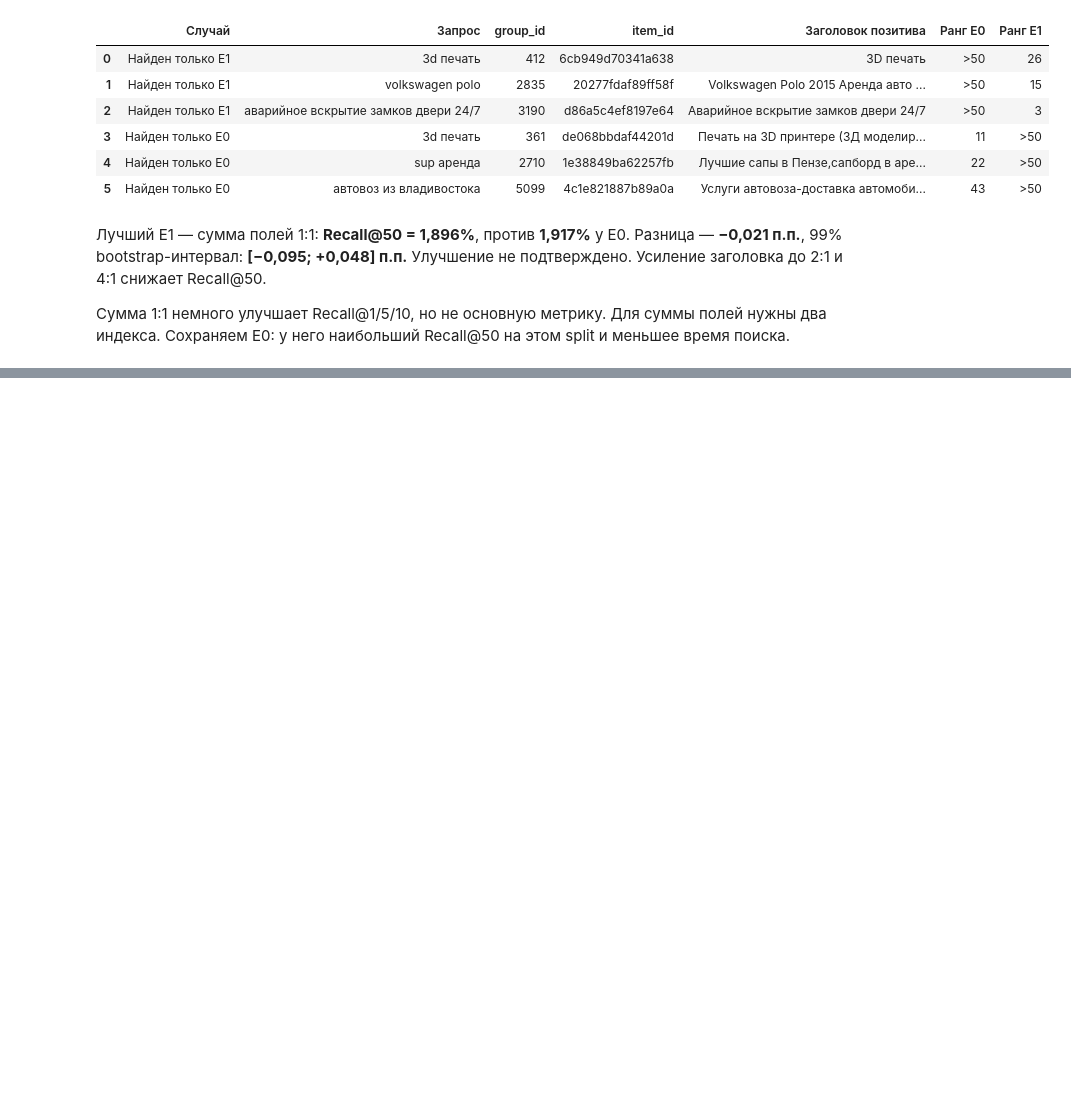
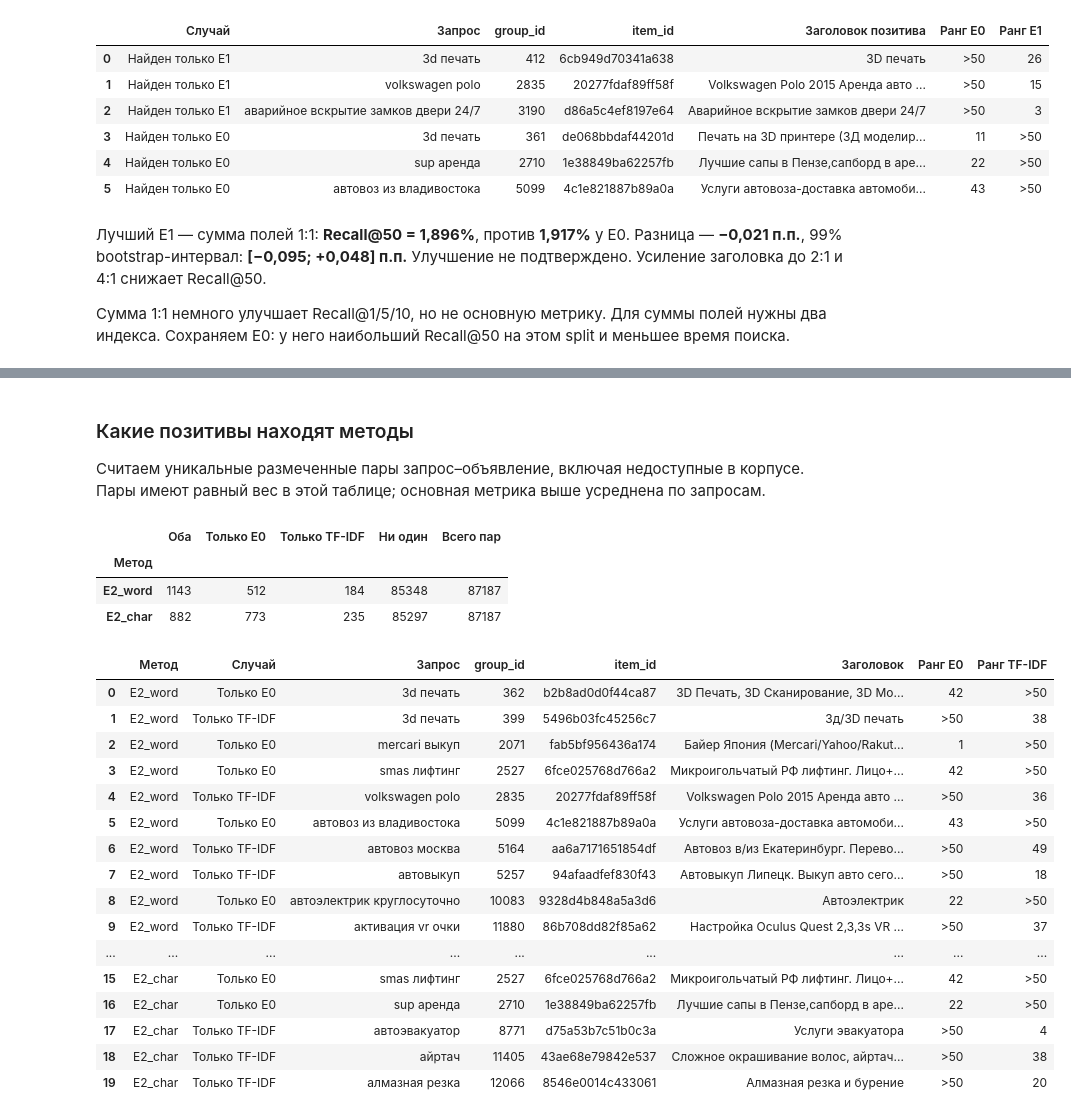
Before and after one commit to alexiva05/avito-service-search, a Jupyter notebook: solution.ipynb, the cells around one changed output, grey strips where cells are left out. Cells and saved outputs as stored; diff of their text form; code cells hidden in the pictures; blank space fills up the shorter version.

Commit message:
Добавлены word и character TF-IDF и сравнение с BM25

```diff
--- a/solution.ipynb
+++ b/solution.ipynb
@@ -21,6 +21,9 @@ import bm25s
 import torch
 from sklearn.model_selection import train_test_split
 from scipy.stats import bootstrap
+from scipy.sparse import csr_matrix
+from sklearn.feature_extraction.text import TfidfVectorizer
+from sparse_dot_topn import sp_matmul_topn
 
 import numpy as np
 import pandas as pd
@@ -44,6 +47,17 @@ E1_VARIANTS = {
     "E1_title2_description1": {"title": 2.0, "description": 1.0},
     "E1_title4_description1": {"title": 4.0, "description": 1.0},
 }
+TFIDF_VARIANTS = {
+    "E2_word": {"analyzer": "word", "ngram_range": (1, 2), "token_pattern": TOKEN_PATTERN,
+                "min_df": 2, "max_features": 300_000},
+    "E2_char": {"analyzer": "char_wb", "ngram_range": (3, 5),
+                "min_df": 2, "max_features": 200_000},
+}
+TFIDF_COMMON = {"lowercase": False, "norm": "l2", "sublinear_tf": True,
+                "smooth_idf": True, "dtype": np.float32}
+TFIDF_BATCH_SIZE = 256
+TFIDF_THREADS = min(8, os.cpu_count() or 1)
+E2_CONFIDENCE = 1 - 0.05 / len(TFIDF_VARIANTS)
 BOOTSTRAP_RESAMPLES = 2000
 BOOTSTRAP_CONFIDENCE = 1 - 0.05 / len(E1_VARIANTS)
 random.seed(SEED)
@@ -957,0 +1133,54 @@ display(pd.DataFrame(examples))
+# %% [markdown]
+### Какие позитивы находят методы
+
+Считаем уникальные размеченные пары запрос–объявление, включая недоступные в корпусе.
+Пары имеют равный вес в этой таблице; основная метрика выше усреднена по запросам.
+# %%
+pair_rows, e2_changed_examples = [], []
+for name, candidate_predictions in e2_predictions.items():
+    counts = {"Оба": 0, "Только E0": 0, "Только TF-IDF": 0, "Ни один": 0}
+    example_counts = {"Только E0": set(), "Только TF-IDF": set()}
+    for query in validation.sort_values("search_query", kind="stable").itertuples():
+        base, candidate = predictions[query.search_query], candidate_predictions[query.search_query]
+        base_found, candidate_found = query.positives & set(base), query.positives & set(candidate)
+        counts["Оба"] += len(base_found & candidate_found)
+        counts["Только E0"] += len(base_found - candidate_found)
+        counts["Только TF-IDF"] += len(candidate_found - base_found)
+        counts["Ни один"] += len(query.positives - (base_found | candidate_found))
+        for label, changed in [("Только E0", base_found - candidate_found), ("Только TF-IDF", candidate_found - base_found)]:
+            if changed and len(example_counts[label]) < 5 and query.search_query not in example_counts[label]:
+                item_id = sorted(changed)[0]
+                e2_changed_examples.append({
+                    "Метод": name, "Случай": label, "Запрос": query.search_query, "group_id": query.Index,
+                    "item_id": item_id, "Заголовок": titles_by_id[item_id],
+                    "Ранг E0": base.index(item_id) + 1 if item_id in base else ">50",
+                    "Ранг TF-IDF": candidate.index(item_id) + 1 if item_id in candidate else ">50",
+                })
+                example_counts[label].add(query.search_query)
+    assert sum(counts.values()) == validation.n_positives.sum()
+    pair_rows.append({"Метод": name, **counts, "Всего пар": sum(counts.values())})
+display(pd.DataFrame(pair_rows).set_index("Метод"))
+# Примеры выбираются по алфавиту, без отбора по величине улучшения.
+display(pd.DataFrame(e2_changed_examples))
+# %% [output]
+|  | Оба | Только E0 | Только TF-IDF | Ни один | Всего пар |
+| Метод |  |  |  |  |  |
+| E2_word | 1143 | 512 | 184 | 85348 | 87187 |
+| E2_char | 882 | 773 | 235 | 85297 | 87187 |
+|  | Метод | Случай | Запрос | group_id | item_id | Заголовок | Ранг E0 | Ранг TF-IDF |
+| 0 | E2_word | Только E0 | 3d печать | 362 | b2b8ad0d0f44ca87 | 3D Печать, 3D Сканирование, 3D Мо... | 42 | >50 |
+| 1 | E2_word | Только TF-IDF | 3d печать | 399 | 5496b03fc45256c7 | 3д/3D печать | >50 | 38 |
+| 2 | E2_word | Только E0 | mercari выкуп | 2071 | fab5bf956436a174 | Байер Япония (Mercari/Yahoo/Rakut... | 1 | >50 |
+| 3 | E2_word | Только E0 | smas лифтинг | 2527 | 6fce025768d766a2 | Микроигольчатый РФ лифтинг. Лицо+... | 42 | >50 |
+| 4 | E2_word | Только TF-IDF | volkswagen polo | 2835 | 20277fdaf89ff58f | Volkswagen Polo 2015 Аренда авто ... | >50 | 36 |
+| 5 | E2_word | Только E0 | автовоз из владивостока | 5099 | 4c1e821887b89a0a | Услуги автовоза-доставка автомоби... | 43 | >50 |
+| 6 | E2_word | Только TF-IDF | автовоз москва | 5164 | aa6a7171651854df | Автовоз в/из Екатеринбург. Перево... | >50 | 49 |
+| 7 | E2_word | Только TF-IDF | автовыкуп | 5257 | 94afaadfef830f43 | Автовыкуп Липецк. Выкуп авто сего... | >50 | 18 |
+| 8 | E2_word | Только E0 | автоэлектрик круглосуточно | 10083 | 9328d4b848a5a3d6 | Автоэлектрик | 22 | >50 |
+| 9 | E2_word | Только TF-IDF | активация vr очки | 11880 | 86b708dd82f85a62 | Настройка Oculus Quest 2,3,3s VR ... | >50 | 37 |
+| ... | ... | ... | ... | ... | ... | ... | ... | ... |
+| 15 | E2_char | Только E0 | smas лифтинг | 2527 | 6fce025768d766a2 | Микроигольчатый РФ лифтинг. Лицо+... | 42 | >50 |
+| 16 | E2_char | Только E0 | sup аренда | 2710 | 1e38849ba62257fb | Лучшие сапы в Пензе,сапборд в аре... | 22 | >50 |
+| 17 | E2_char | Только TF-IDF | автоэвакуатор | 8771 | d75a53b7c51b0c3a | Услуги эвакуатора | >50 | 4 |
+| 18 | E2_char | Только TF-IDF | айртач | 11405 | 43ae68e79842e537 | Сложное окрашивание волос, айртач... | >50 | 38 |
+| 19 | E2_char | Только TF-IDF | алмазная резка | 12066 | 8546e0014c433061 | Алмазная резка и бурение | >50 | 20 |
```
Also changed, not shown: parts of 12 cells of this notebook, 2 other files.
